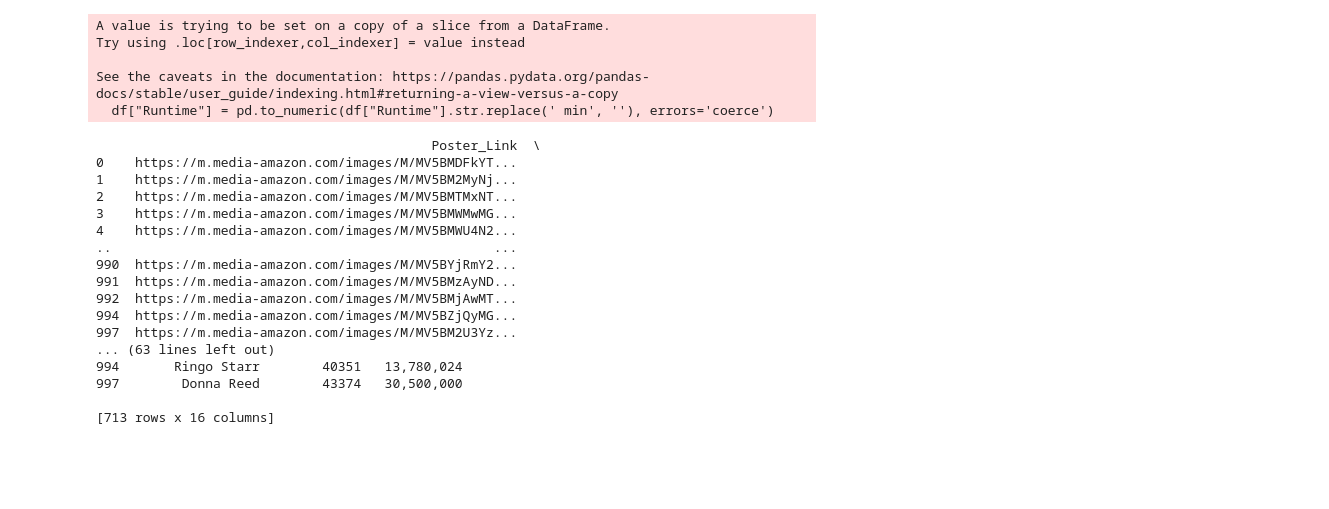
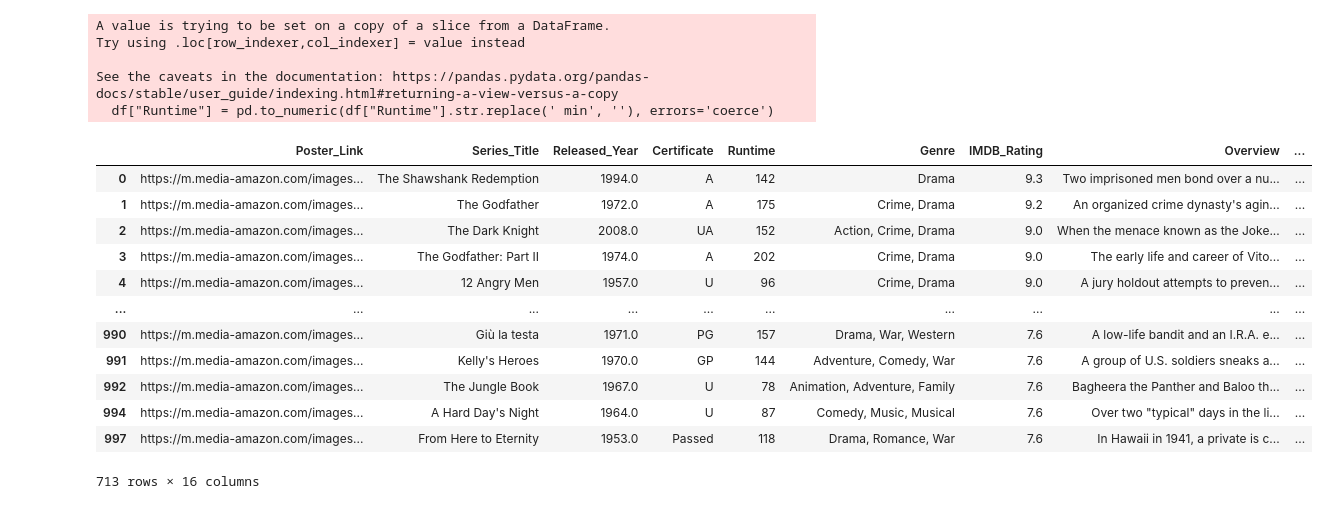
Before and after one commit to jagnajezierska/movies_data_analysis, a Jupyter notebook: main.ipynb, the cells around one changed output. Drawn from its saved outputs; the diff is of its cells as text; code cells hidden in the pictures; blank space fills up the shorter version.

```diff
--- a/main.ipynb
+++ b/main.ipynb
@@ -79,22 +84,18 @@ Try using .loc[row_indexer,col_indexer] = value instead
 See the caveats in the documentation: https://pandas.pydata.org/pandas-docs/stable/user_guide/indexing.html#returning-a-view-versus-a-copy
   df["Runtime"] = pd.to_numeric(df["Runtime"].str.replace(' min', ''), errors='coerce')
 # %%
-print(dataframe)
+dataframe
 # %% [output]
+|  | Poster_Link | Series_Title | Released_Year | Certificate | Runtime | Genre | IMDB_Rating | Overview | ... |
+| 0 | https://m.media-amazon.com/images... | The Shawshank Redemption | 1994.0 | A | 142 | Drama | 9.3 | Two imprisoned men bond over a nu... | ... |
+| 1 | https://m.media-amazon.com/images... | The Godfather | 1972.0 | A | 175 | Crime, Drama | 9.2 | An organized crime dynasty's agin... | ... |
+| 2 | https://m.media-amazon.com/images... | The Dark Knight | 2008.0 | UA | 152 | Action, Crime, Drama | 9.0 | When the menace known as the Joke... | ... |
+| 3 | https://m.media-amazon.com/images... | The Godfather: Part II | 1974.0 | A | 202 | Crime, Drama | 9.0 | The early life and career of Vito... | ... |
+| 4 | https://m.media-amazon.com/images... | 12 Angry Men | 1957.0 | U | 96 | Crime, Drama | 9.0 | A jury holdout attempts to preven... | ... |
+| ... | ... | ... | ... | ... | ... | ... | ... | ... | ... |
+| 990 | https://m.media-amazon.com/images... | Giù la testa | 1971.0 | PG | 157 | Drama, War, Western | 7.6 | A low-life bandit and an I.R.A. e... | ... |
+| 991 | https://m.media-amazon.com/images... | Kelly's Heroes | 1970.0 | GP | 144 | Adventure, Comedy, War | 7.6 | A group of U.S. soldiers sneaks a... | ... |
+| 992 | https://m.media-amazon.com/images... | The Jungle Book | 1967.0 | U | 78 | Animation, Adventure, Family | 7.6 | Bagheera the Panther and Baloo th... | ... |
+| 994 | https://m.media-amazon.com/images... | A Hard Day's Night | 1964.0 | U | 87 | Comedy, Music, Musical | 7.6 | Over two "typical" days in the li... | ... |
+| 997 | https://m.media-amazon.com/images... | From Here to Eternity | 1953.0 | Passed | 118 | Drama, Romance, War | 7.6 | In Hawaii in 1941, a private is c... | ... |
-                                           Poster_Link  \
-0    https://m.media-amazon.com/images/M/MV5BMDFkYT...
-1    https://m.media-amazon.com/images/M/MV5BM2MyNj...
-2    https://m.media-amazon.com/images/M/MV5BMTMxNT...
-3    https://m.media-amazon.com/images/M/MV5BMWMwMG...
-4    https://m.media-amazon.com/images/M/MV5BMWU4N2...
-..                                                 ...
-990  https://m.media-amazon.com/images/M/MV5BYjRmY2...
-991  https://m.media-amazon.com/images/M/MV5BMzAyND...
-992  https://m.media-amazon.com/images/M/MV5BMjAwMT...
-994  https://m.media-amazon.com/images/M/MV5BZjQyMG...
-997  https://m.media-amazon.com/images/M/MV5BM2U3Yz...
-... (63 lines left out)
-994       Ringo Starr        40351   13,780,024
-997        Donna Reed        43374   30,500,000
-
-[713 rows x 16 columns]
+713 rows × 16 columns
```
Also changed, not shown: parts of 6 cells of this notebook.
